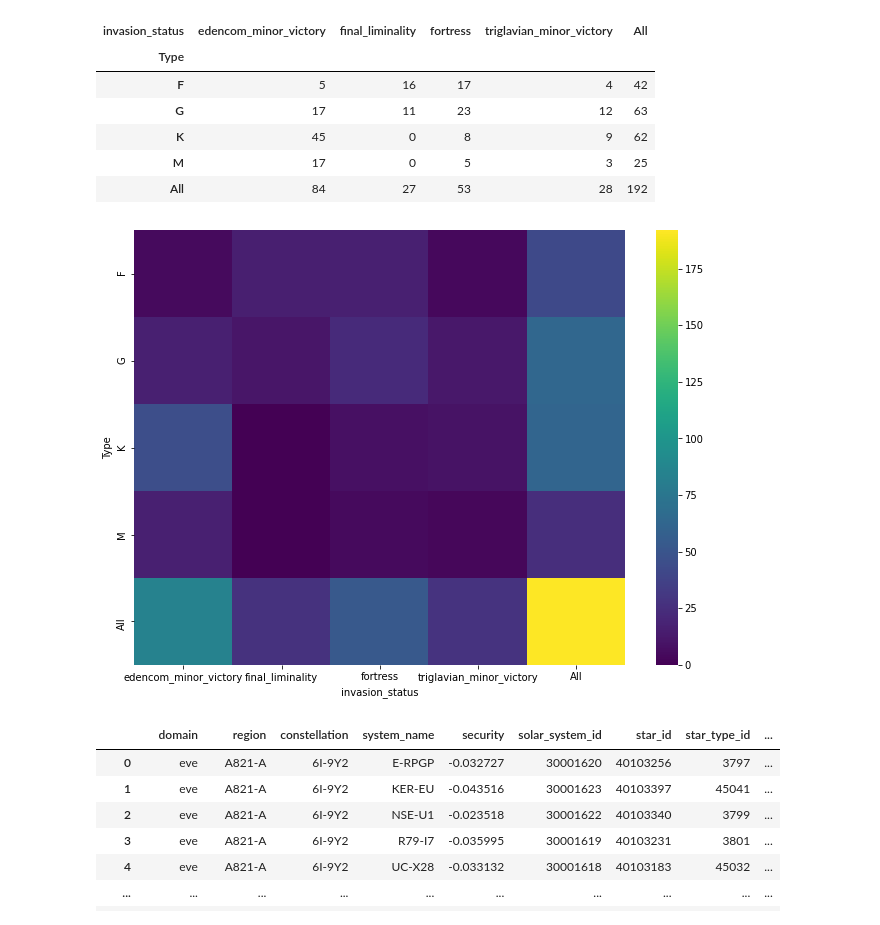
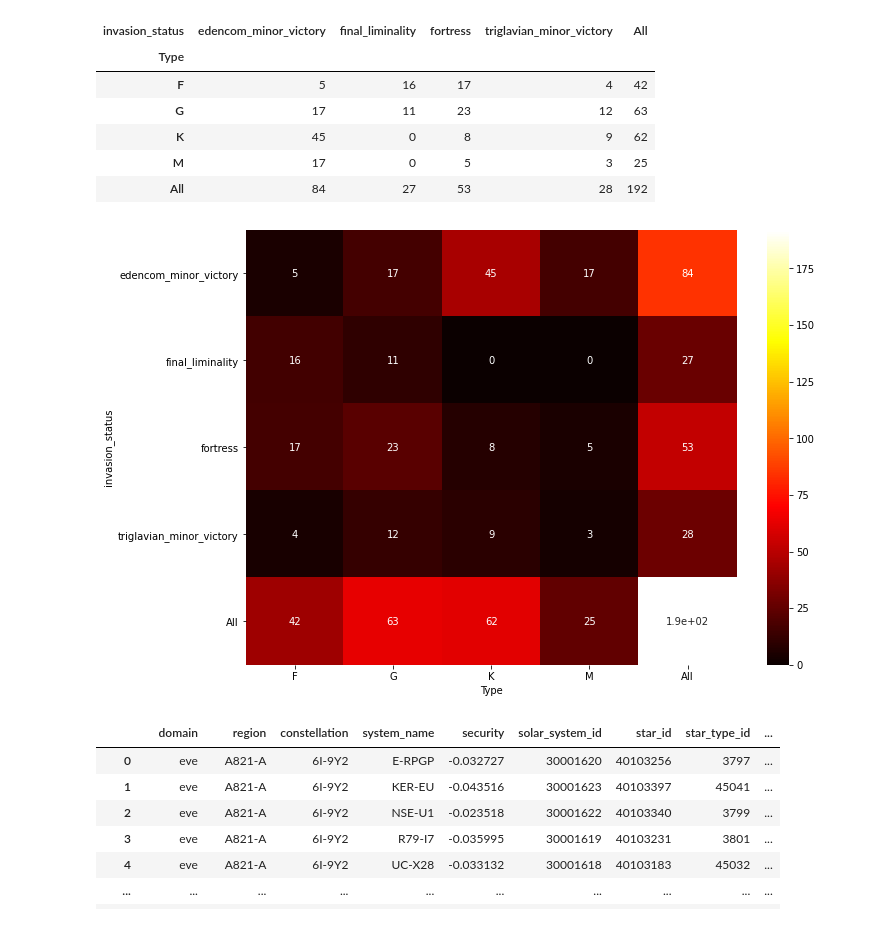
Before and after one commit to jrslagle/EVE-Triglavian-Invasions, a Jupyter notebook: EVE Stars & Incursions.ipynb, the cells around one changed output. Cells and saved outputs as stored; diff of their text form; code cells hidden in the pictures.

Commit message:
finished second visualization

```diff
--- a/EVE Stars & Incursions.ipynb
+++ b/EVE Stars & Incursions.ipynb
@@ -2488,13 +2599,13 @@ pd.crosstab(index=spec.Type, columns=star_data.invasion_status, margins=True)
 # %%
 import seaborn as sns
 import matplotlib.pyplot as plt
 
 plt.figure(figsize=(11,8))
-crosstab = pd.crosstab(index=spec.Type, columns=star_data.invasion_status, margins=True)
-sns.heatmap(crosstab, cmap='viridis')
+crosstab = pd.crosstab(index=star_data.invasion_status, columns=spec.Type, margins=True)
+sns.heatmap(crosstab, cmap='hot', annot=True)
 plt.show()
 # %% [output]
-[figure, old version]
+[figure, new version]
 # %%
 star_type_descriptions = {
 6:
```
Also changed, not shown: parts of 23 cells of this notebook.
